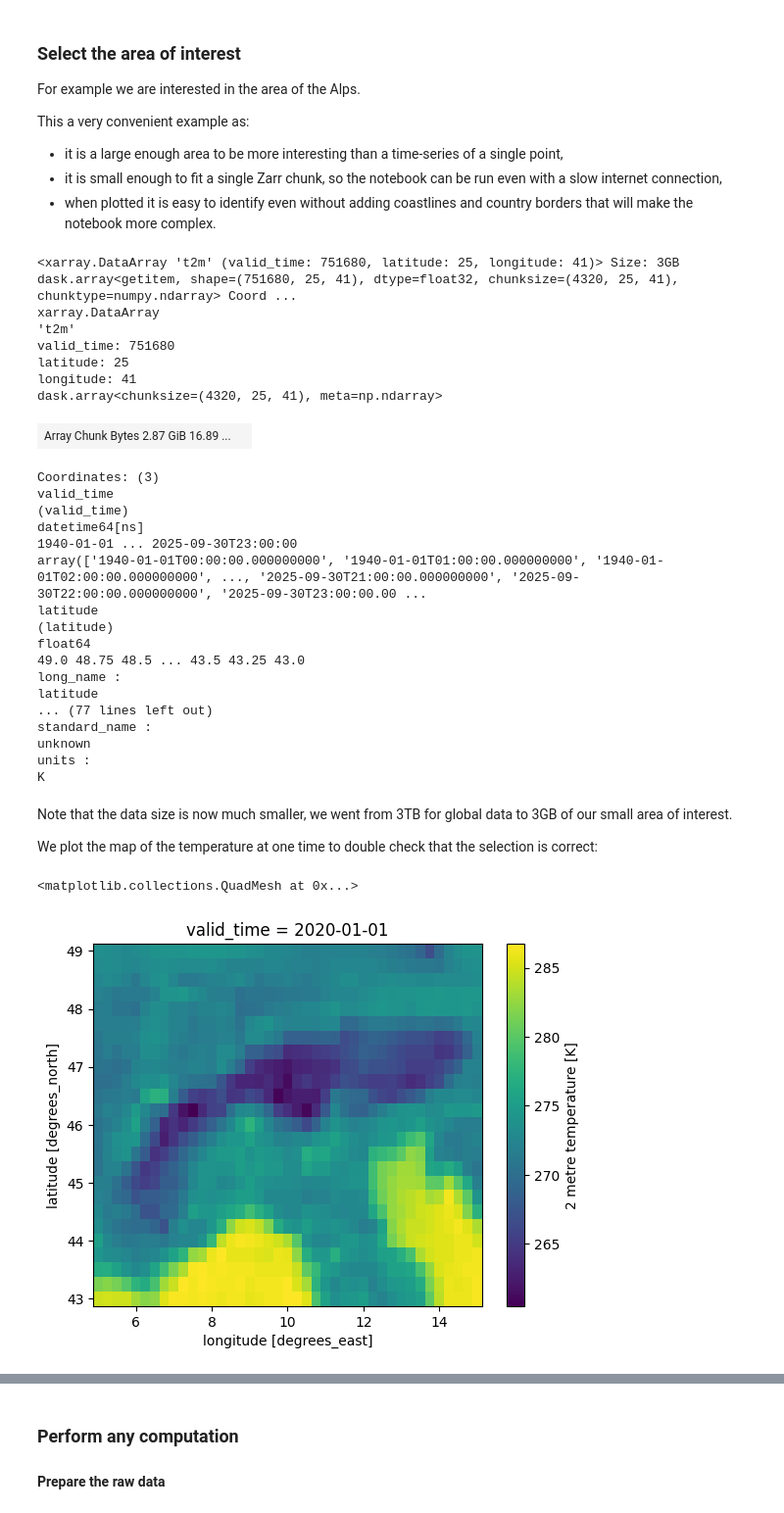
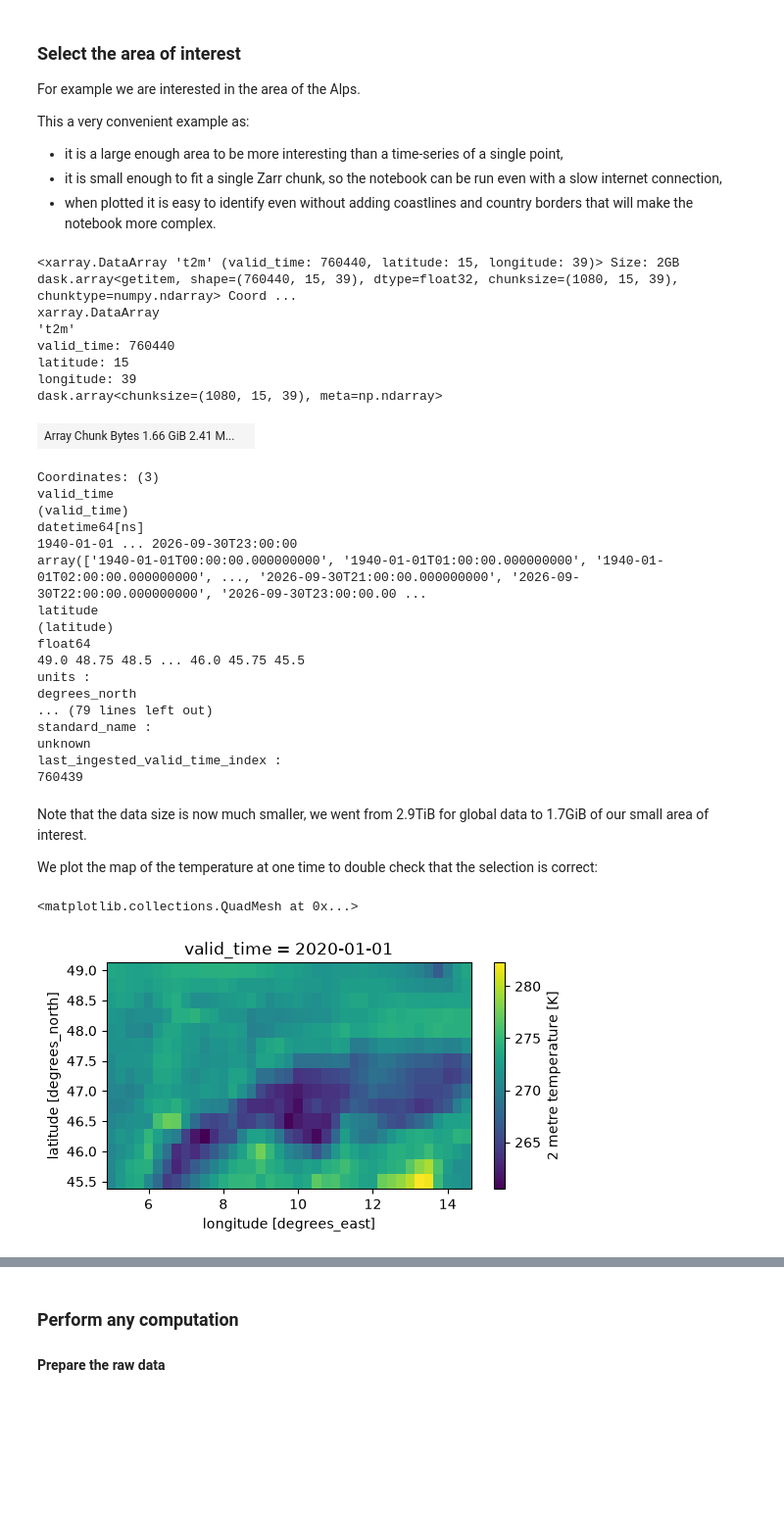
Before and after one commit to bopen/edh-learning, a Jupyter notebook: notebooks/10-use-case-era5-small-area.ipynb, the cells around one changed output, grey strips where cells are left out. Shown at 98% size. Saved outputs shown, nothing was run; the diff lists cells and outputs as text; code cells hidden in the pictures; blank space fills up the shorter version.

```diff
--- a/notebooks/10-use-case-era5-small-area.ipynb
+++ b/notebooks/10-use-case-era5-small-area.ipynb
@@ -28,10 +28,10 @@ The following assumes you set up the EDH Personal Access Token in your _netrc_ f
 import xarray as xr
 
 era5_single_levels_dataset = xr.open_dataset(
-    "https://data.earthdatahub.destine.eu/era5/reanalysis-era5-single-levels-v0.zarr",
+    "https://data.earthdatahub.destine.eu/era5/era5-single-levels-atmosphere-v0.zarr",
     storage_options={"client_kwargs": {"trust_env": True}},
     chunks={},
     engine="zarr",
-).drop_vars(["surface", "number"])
+)
 era5_single_levels_dataset
 # %% [output]
@@ -96,46 +96,46 @@ This a very convenient example as:
 * when plotted it is easy to identify even without adding coastlines and country borders that will make the notebook more complex.
 # %%
 aoi_selection = {
-    "latitude": slice(49, 43),  # NOTE: ERA5 has a descending latitude coordinate
-    "longitude": slice(5, 15),
+    "latitude": slice(49, 45.5),  # NOTE: ERA5 has a descending latitude coordinate
+    "longitude": slice(5, 14.5),
 }
 t2m_aoi = t2m_world.sel(aoi_selection)
 t2m_aoi
 # %% [output]
-<xarray.DataArray 't2m' (valid_time: 751680, latitude: 25, longitude: 41)> Size: 3GB dask.array<getitem, shape=(751680, 25, 41), dtype=float32, chunksize=(4320, 25, 41), chunktype=numpy.ndarray> Coord ...
+<xarray.DataArray 't2m' (valid_time: 760440, latitude: 15, longitude: 39)> Size: 2GB dask.array<getitem, shape=(760440, 15, 39), dtype=float32, chunksize=(1080, 15, 39), chunktype=numpy.ndarray> Coord ...
 xarray.DataArray
 't2m'
-valid_time: 751680
-latitude: 25
-longitude: 41
-dask.array<chunksize=(4320, 25, 41), meta=np.ndarray>
+valid_time: 760440
+latitude: 15
+longitude: 39
+dask.array<chunksize=(1080, 15, 39), meta=np.ndarray>
-| Array Chunk Bytes 2.87 GiB 16.89 ... |  |
+| Array Chunk Bytes 1.66 GiB 2.41 M... |  |
 Coordinates: (3)
 valid_time
 (valid_time)
 datetime64[ns]
-1940-01-01 ... 2025-09-30T23:00:00
-array(['1940-01-01T00:00:00.000000000', '1940-01-01T01:00:00.000000000', '1940-01-01T02:00:00.000000000', ..., '2025-09-30T21:00:00.000000000', '2025-09-30T22:00:00.000000000', '2025-09-30T23:00:00.00 ...
+1940-01-01 ... 2026-09-30T23:00:00
+array(['1940-01-01T00:00:00.000000000', '1940-01-01T01:00:00.000000000', '1940-01-01T02:00:00.000000000', ..., '2026-09-30T21:00:00.000000000', '2026-09-30T22:00:00.000000000', '2026-09-30T23:00:00.00 ...
 latitude
 (latitude)
 float64
-49.0 48.75 48.5 ... 43.5 43.25 43.0
-long_name :
-latitude
-... (77 lines left out)
+49.0 48.75 48.5 ... 46.0 45.75 45.5
+units :
+degrees_north
+... (79 lines left out)
 standard_name :
 unknown
-units :
-K
+last_ingested_valid_time_index :
+760439
 # %% [markdown]
-Note that the data size is now much smaller, we went from 3TB for global data to 3GB of our small area of interest.
+Note that the data size is now much smaller, we went from 2.9TiB for global data to 1.7GiB of our small area of interest.
 
 We plot the map of the temperature at one time to double check that the selection is correct:
 # %%
-t2m_aoi.sel(valid_time="2020-01-01T00:00:00").plot()
+t2m_aoi.sel(valid_time="2020-01-01T00:00:00").plot(figsize=(6, 3))
 # %% [output]
 <matplotlib.collections.QuadMesh at 0x...>
-[figure, old version]
+[figure, new version]
 # %% [markdown]
 ### Optional: align the area of interest on chunk boundaries
 
```
Also changed, not shown: parts of 19 cells of this notebook, 6 other files.
